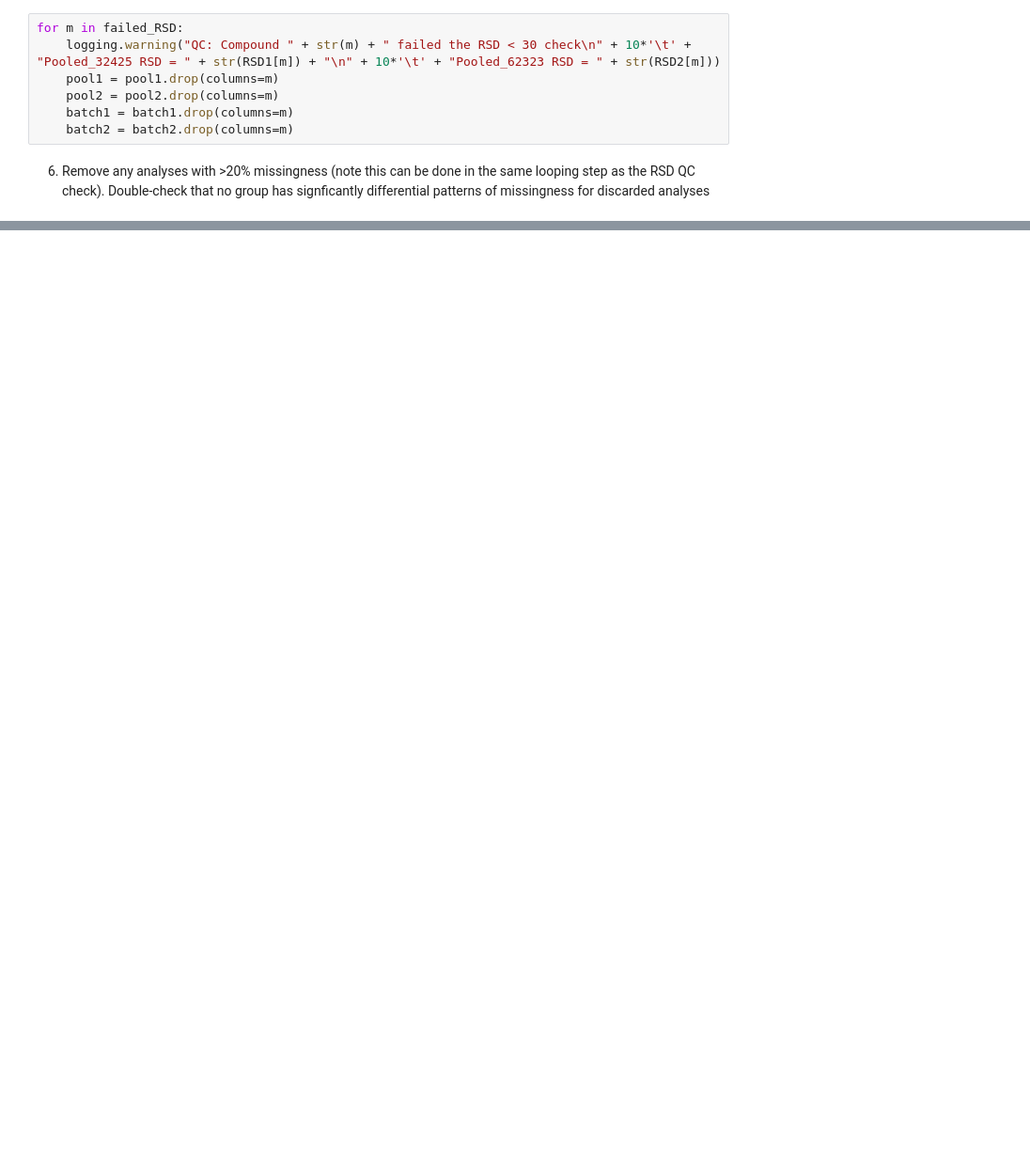
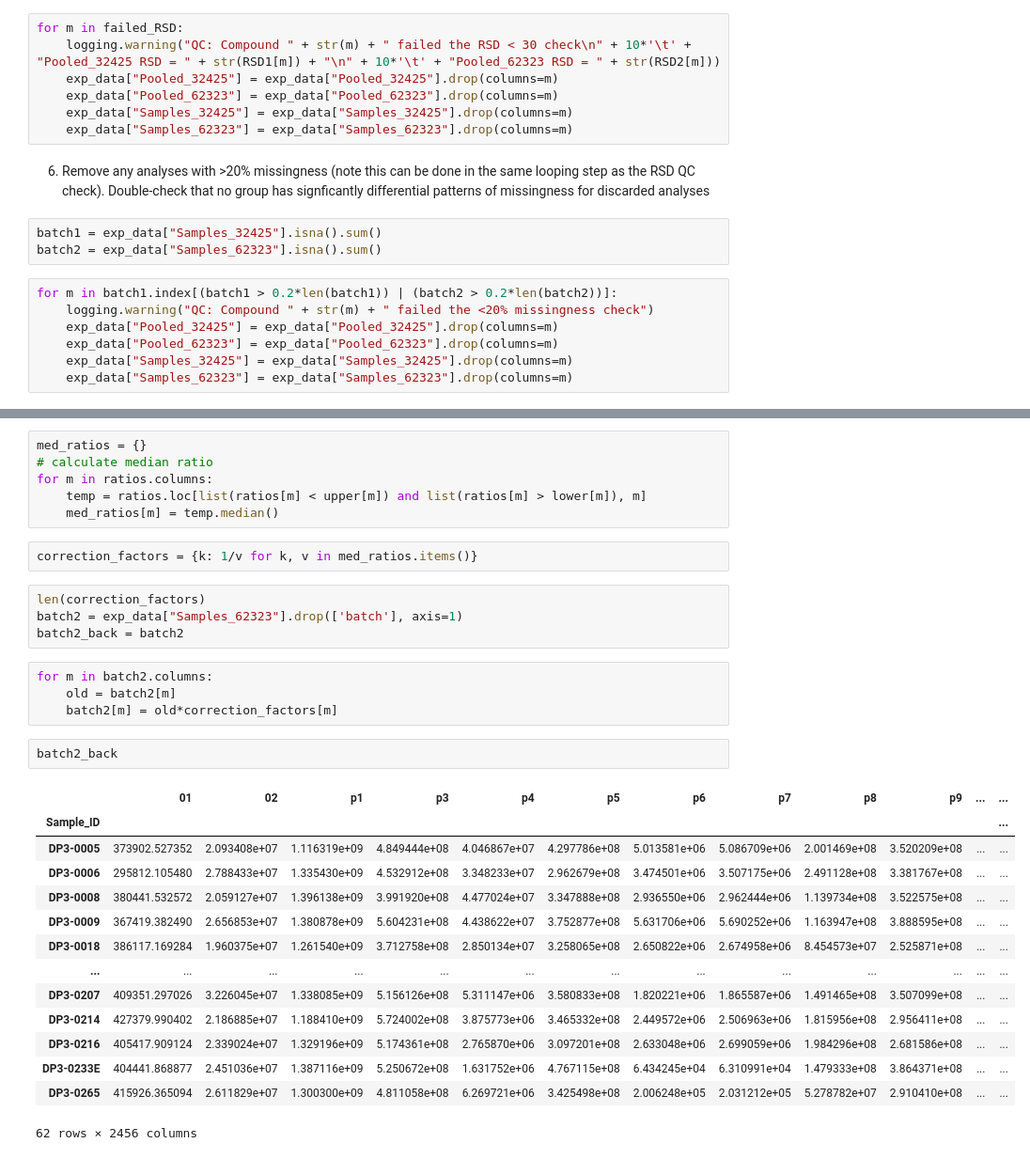
Before and after one commit to spiekos/PiekosLab, a Jupyter notebook: kaylaxu/test.MTBL_datacleaning.ipynb, the cells around one changed output, grey strips where cells are left out. Shown at 94% size. Cells and saved outputs as stored; diff of their text form; blank space fills up the shorter version.

```diff
--- a/kaylaxu/test.MTBL_datacleaning.ipynb
+++ b/kaylaxu/test.MTBL_datacleaning.ipynb
@@ -130,9 +138,19 @@ failed_RSD = RSD1.index[list(RSD1 > 30) or list(RSD2 > 30)]
 # %%
 for m in failed_RSD:
     logging.warning("QC: Compound " + str(m) + " failed the RSD < 30 check\n" + 10*'\t' + "Pooled_32425 RSD = " + str(RSD1[m]) + "\n" + 10*'\t' + "Pooled_62323 RSD = " + str(RSD2[m]))
-    pool1 = pool1.drop(columns=m)
-    pool2 = pool2.drop(columns=m)
-    batch1 = batch1.drop(columns=m)
-    batch2 = batch2.drop(columns=m)
+    exp_data["Pooled_32425"] = exp_data["Pooled_32425"].drop(columns=m)
+    exp_data["Pooled_62323"] = exp_data["Pooled_62323"].drop(columns=m)
+    exp_data["Samples_32425"] = exp_data["Samples_32425"].drop(columns=m)
+    exp_data["Samples_62323"] = exp_data["Samples_62323"].drop(columns=m)
 # %% [markdown]
 6. Remove any analyses with >20% missingness (note this can be done in the same looping step as the RSD QC check). Double-check that no group has signficantly differential patterns of missingness for discarded analyses
+# %%
+batch1 = exp_data["Samples_32425"].isna().sum()
+batch2 = exp_data["Samples_62323"].isna().sum()
+# %%
+for m in batch1.index[(batch1 > 0.2*len(batch1)) | (batch2 > 0.2*len(batch2))]:
+    logging.warning("QC: Compound " + str(m) + " failed the <20% missingness check")
+    exp_data["Pooled_32425"] = exp_data["Pooled_32425"].drop(columns=m)
+    exp_data["Pooled_62323"] = exp_data["Pooled_62323"].drop(columns=m)
+    exp_data["Samples_32425"] = exp_data["Samples_32425"].drop(columns=m)
+    exp_data["Samples_62323"] = exp_data["Samples_62323"].drop(columns=m)
@@ -138,0 +237,33 @@ for m in failed_RSD:
+# %%
+med_ratios = {}
+# calculate median ratio
+for m in ratios.columns:
+    temp = ratios.loc[list(ratios[m] < upper[m]) and list(ratios[m] > lower[m]), m]
+    med_ratios[m] = temp.median()
+# %%
+correction_factors = {k: 1/v for k, v in med_ratios.items()}
+# %%
+len(correction_factors)
+batch2 = exp_data["Samples_62323"].drop(['batch'], axis=1)
+batch2_back = batch2
+# %%
+for m in batch2.columns:
+    old = batch2[m]
+    batch2[m] = old*correction_factors[m]
+# %%
+batch2_back
+# %% [output]
+|  | 01 | 02 | p1 | p3 | p4 | p5 | p6 | p7 | p8 | p9 | ... | ... |
+| Sample_ID |  |  |  |  |  |  |  |  |  |  |  | ... |
+| DP3-0005 | 373902.527352 | 2.093408e+07 | 1.116319e+09 | 4.849444e+08 | 4.046867e+07 | 4.297786e+08 | 5.013581e+06 | 5.086709e+06 | 2.001469e+08 | 3.520209e+08 | ... | ... |
+| DP3-0006 | 295812.105480 | 2.788433e+07 | 1.335430e+09 | 4.532912e+08 | 3.348233e+07 | 2.962679e+08 | 3.474501e+06 | 3.507175e+06 | 2.491128e+08 | 3.381767e+08 | ... | ... |
+| DP3-0008 | 380441.532572 | 2.059127e+07 | 1.396138e+09 | 3.991920e+08 | 4.477024e+07 | 3.347888e+08 | 2.936550e+06 | 2.962444e+06 | 1.139734e+08 | 3.522575e+08 | ... | ... |
+| DP3-0009 | 367419.382490 | 2.656853e+07 | 1.380878e+09 | 5.604231e+08 | 4.438622e+07 | 3.752877e+08 | 5.631706e+06 | 5.690252e+06 | 1.163947e+08 | 3.888595e+08 | ... | ... |
+| DP3-0018 | 386117.169284 | 1.960375e+07 | 1.261540e+09 | 3.712758e+08 | 2.850134e+07 | 3.258065e+08 | 2.650822e+06 | 2.674958e+06 | 8.454573e+07 | 2.525871e+08 | ... | ... |
+| ... | ... | ... | ... | ... | ... | ... | ... | ... | ... | ... | ... | ... |
+| DP3-0207 | 409351.297026 | 3.226045e+07 | 1.338085e+09 | 5.156126e+08 | 5.311147e+06 | 3.580833e+08 | 1.820221e+06 | 1.865587e+06 | 1.491465e+08 | 3.507099e+08 | ... | ... |
+| DP3-0214 | 427379.990402 | 2.186885e+07 | 1.188410e+09 | 5.724002e+08 | 3.875773e+06 | 3.465332e+08 | 2.449572e+06 | 2.506963e+06 | 1.815956e+08 | 2.956411e+08 | ... | ... |
+| DP3-0216 | 405417.909124 | 2.339024e+07 | 1.329196e+09 | 5.174361e+08 | 2.765870e+06 | 3.097201e+08 | 2.633048e+06 | 2.699059e+06 | 1.984296e+08 | 2.681586e+08 | ... | ... |
+| DP3-0233E | 404441.868877 | 2.451036e+07 | 1.387116e+09 | 5.250672e+08 | 1.631752e+06 | 4.767115e+08 | 6.434245e+04 | 6.310991e+04 | 1.479333e+08 | 3.864371e+08 | ... | ... |
+| DP3-0265 | 415926.365094 | 2.611829e+07 | 1.300300e+09 | 4.811058e+08 | 6.269721e+06 | 3.425498e+08 | 2.006248e+05 | 2.031212e+05 | 5.278782e+07 | 2.910410e+08 | ... | ... |
+62 rows × 2456 columns
```
Also changed, not shown: parts of 24 cells of this notebook, 3 other files.
